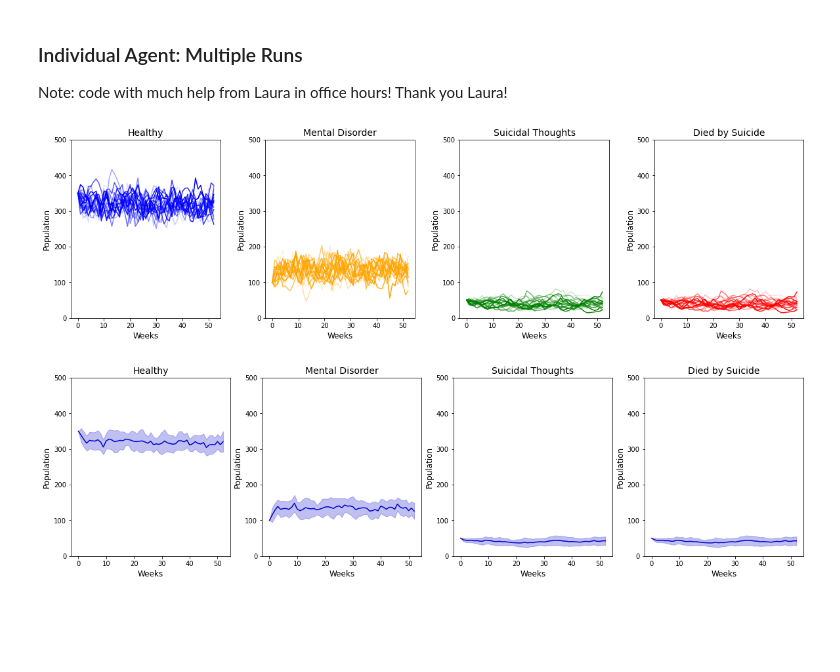
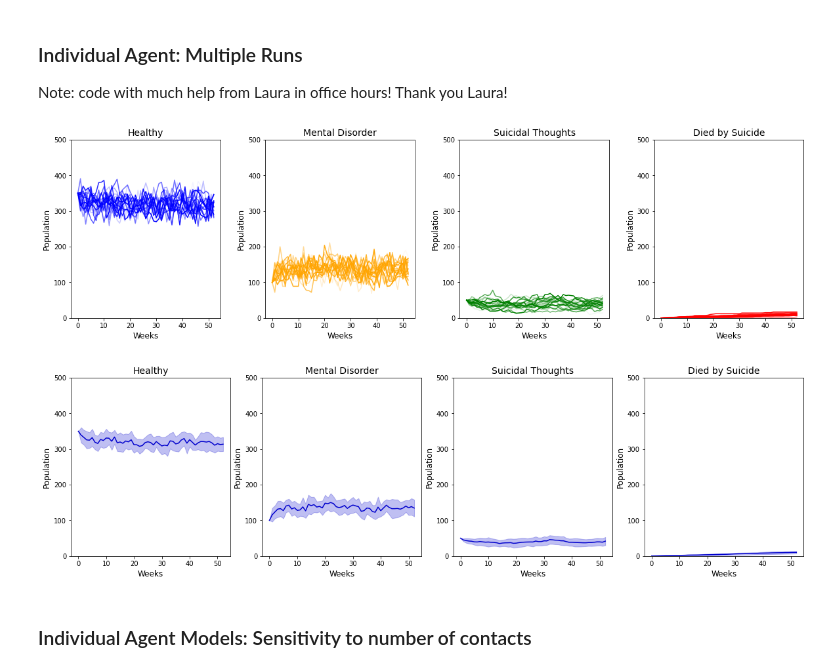
Before and after one commit to ShirleyBWang/am115_final, a Jupyter notebook: final_aim2.ipynb, the cells around one changed output. Drawn from its saved outputs; the diff is of its cells as text; code cells hidden in the pictures; blank space fills up the shorter version.

```diff
--- a/final_aim2.ipynb
+++ b/final_aim2.ipynb
@@ -196,7 +199,7 @@ for ii in range(Nr):
     X1[ii, 1, 0:len(t1)] = [results1[ii][0] for ii in range(len(results1))]
     X1[ii, 2, 0:len(t1)] = [results1[ii][1] for ii in range(len(results1))]
     X1[ii, 3, 0:len(t1)] = [results1[ii][2] for ii in range(len(results1))]
-    X1[ii, 4, 0:len(t1)] = [results1[ii][2] for ii in range(len(results1))]
+    X1[ii, 4, 0:len(t1)] = [results1[ii][3] for ii in range(len(results1))]
 # %%
 t1 = np.nanmean(X1[:, 0, :], axis = 0)
 H1 = np.nanmean(X1[:, 1, :], axis = 0)
@@ -238,36 +241,38 @@ plt.subplots_adjust(wspace=0.3)
 
 plt.savefig("images/group_agent_multi.png", dpi = 300);
 # %% [output]
-[figure, old version]
+[figure, new version]
 # %%
 # with error bars
 fig, ax = plt.subplots(1, 4, figsize = (20, 5))
 a_val = 0.25
 
 ax[0].plot(t1, H1, color='mediumblue')
 ax[0].fill_between(t1, (H1 + H1_v), (H1 -  H1_v), color='mediumblue', alpha=a_val)
 ax[0].set_ylim([0, n])
 ax[0].set_title('Healthy', size = 14)
 
 ax[1].plot(t1, M1, color='mediumblue')
 ax[1].fill_between(t1, (M1 + M1_v), (M1 - M1_v), color='mediumblue', alpha=a_val)
 ax[1].set_ylim([0, n])
 ax[1].set_title('Mental Disorder', size = 14)
 
 ax[2].plot(t1, S1, color='mediumblue', label = 'nc = 20, pt = 0.1')
 ax[2].fill_between(t1, (S1 + S1_v), (S1 - S1_v), color='mediumblue', alpha=a_val)
 ax[2].set_ylim([0, n])
 ax[2].set_title('Suicidal Thoughts', size = 14)
 
-ax[3].plot(t1, S1, color='mediumblue', label = 'nc = 20, pt = 0.1')
-ax[3].fill_between(t1, (S1 + S1_v), (S1 - S1_v), color='mediumblue', alpha=a_val)
+ax[3].plot(t1, D1, color='mediumblue', label = 'nc = 20, pt = 0.1')
+ax[3].fill_between(t1, (D1 + D1_v), (D1 - D1_v), color='mediumblue', alpha=a_val)
 ax[3].set_ylim([0, n])
 ax[3].set_title('Died by Suicide', size = 14)
 
 for ii in range(4):
     ax[ii].set_xlabel('Weeks', size = 12)
     ax[ii].set_ylabel('Population', size = 12)
 
 plt.savefig("images/group_agent_error.png", dpi = 300);
 # %% [output]
-[figure, old version]
+[figure, new version]
+# %% [markdown]
+### Individual Agent Models: Sensitivity to number of contacts
```
Also changed, not shown: parts of 9 cells of this notebook, 13 other files.
